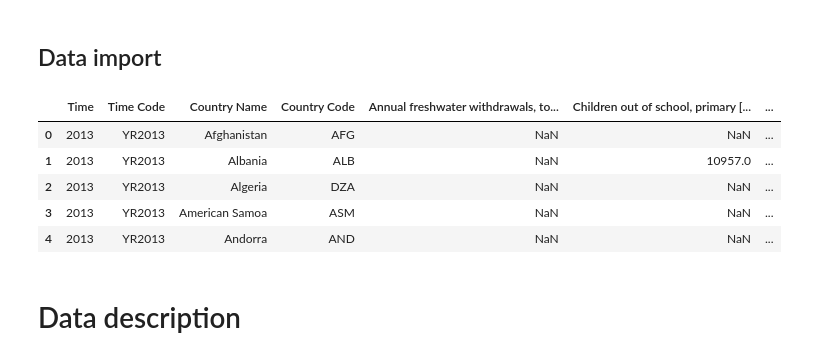
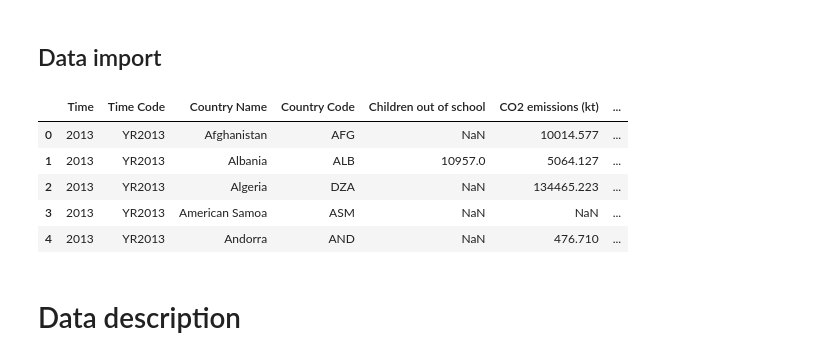
Before and after one commit to LisaNicvert/IA_project, a Jupyter notebook: Project_IA_Clustering.ipynb, the cells around one changed output. Drawn from its saved outputs; the diff is of its cells as text; code cells hidden in the pictures.

```diff
--- a/Project_IA_Clustering.ipynb
+++ b/Project_IA_Clustering.ipynb
@@ -19,17 +19,17 @@ from sklearn import preprocessing # to scale data
 # %% [markdown]
 ## Data import
 # %%
-df = pds.read_csv('./Data/Data.txt', sep="\t") # load a pandas dataframe from csv
+df = pds.read_csv('./Data2/Data2.txt', sep="\t") # load a pandas dataframe from csv
 
 df.head()
 #df.tail()
 # %% [output]
-|  | Time | Time Code | Country Name | Country Code | Annual freshwater withdrawals, to... | Children out of school, primary [... | ... |
-| 0 | 2013 | YR2013 | Afghanistan | AFG | NaN | NaN | ... |
-| 1 | 2013 | YR2013 | Albania | ALB | NaN | 10957.0 | ... |
-| 2 | 2013 | YR2013 | Algeria | DZA | NaN | NaN | ... |
+|  | Time | Time Code | Country Name | Country Code | Children out of school | CO2 emissions (kt) | ... |
+| 0 | 2013 | YR2013 | Afghanistan | AFG | NaN | 10014.577 | ... |
+| 1 | 2013 | YR2013 | Albania | ALB | 10957.0 | 5064.127 | ... |
+| 2 | 2013 | YR2013 | Algeria | DZA | NaN | 134465.223 | ... |
 | 3 | 2013 | YR2013 | American Samoa | ASM | NaN | NaN | ... |
-| 4 | 2013 | YR2013 | Andorra | AND | NaN | NaN | ... |
+| 4 | 2013 | YR2013 | Andorra | AND | NaN | 476.710 | ... |
 # %% [markdown]
 # Data description
 # %% [markdown]
```
Also changed, not shown: parts of 24 cells of this notebook.
